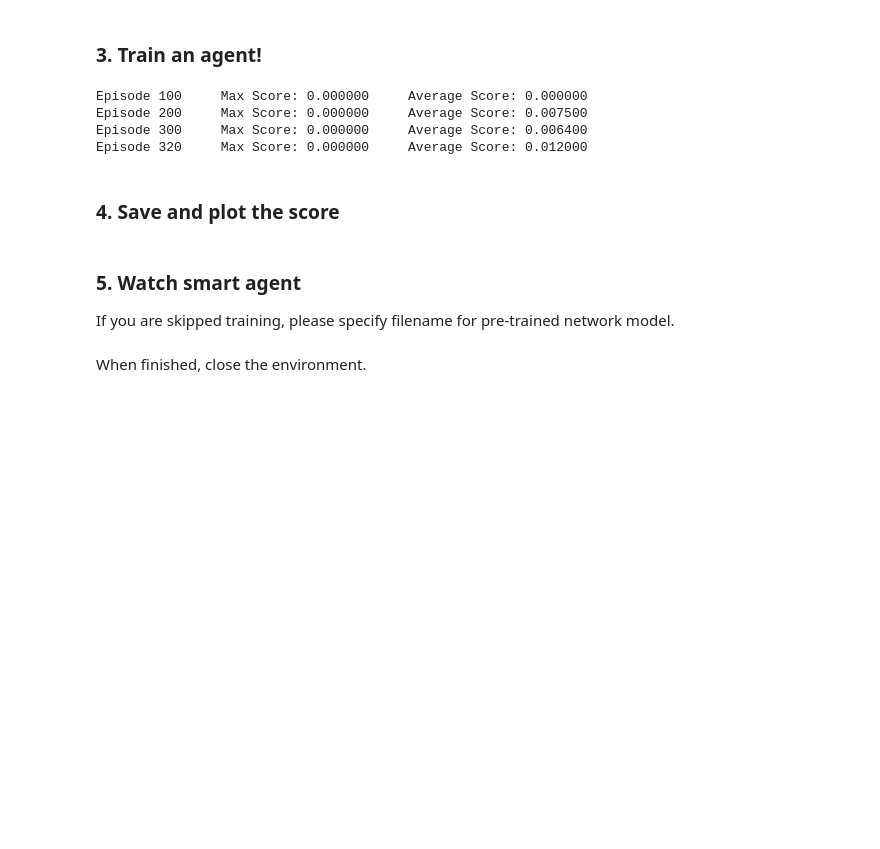
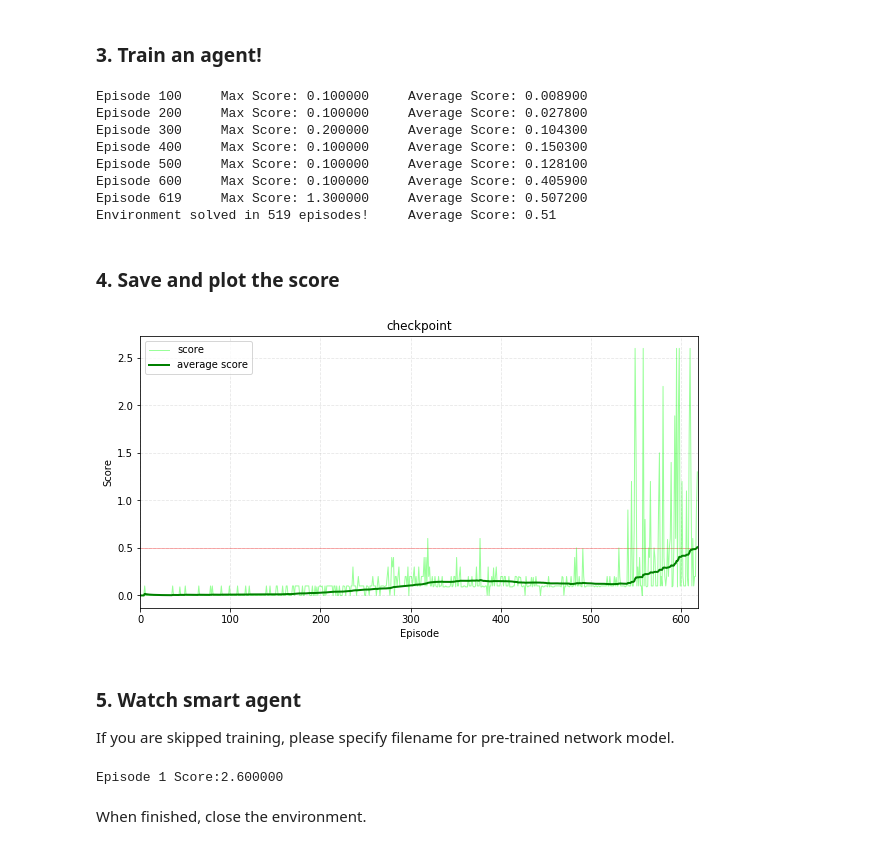
Before and after one commit to Zulkhuu/reinforcement-learning, a Jupyter notebook: Tennis/Tennis.ipynb, the cells around one changed output. Saved outputs shown, nothing was run; the diff lists cells and outputs as text; code cells hidden in the pictures; blank space fills up the shorter version.

```diff
--- a/Tennis/Tennis.ipynb
+++ b/Tennis/Tennis.ipynb
@@ -22,7 +22,7 @@ import utils.config
 import pprint
 import torch
 
-env = UnityEnvironment(file_name="Tennis_Linux/Tennis.x86", no_graphics=True)
+env = UnityEnvironment(file_name="Tennis_Linux/Tennis.x86", no_graphics=False)
 
 # get the default brain
 brain_name = env.brain_names[0]
@@ -111,9 +114,6 @@ scores = []
 # Store last 100 scores
 scores_window = deque(maxlen=params['scores_window_size'])
 
-# Filename string
-filename = "{:s}_lra{:.0E}_lrc{:.0E}_batch{:d}_fc:{:d}:{:d}_solved{:d}"
-
 # Train loop
 for i_episode in range(1, n_episodes+1):
     # Reset environment
@@ -125,12 +125,14 @@ for i_episode in range(1, n_episodes+1):
     # Reset score
     agent_scores = np.zeros(num_agents)
 
+    # Reset agent
+    agent.reset()
+
     # Loop each episode
     while True:
 
         # Select action
-        actions = agent.act(states, add_noise=True)
-        #print(actions)
+        actions = agent.act(states)
 
         # Take action
         env_info = env.step(actions)[brain_name]
@@ -163,40 +165,44 @@ for i_episode in range(1, n_episodes+1):
         print('\rEpisode {}\tMax Score: {:.6f}\tAverage Score: {:.6f}'.format(i_episode, np.max(agent_scores), np.mean(scores_window)))
     if np.mean(scores_window)>=params['solve_score']:
         print('\nEnvironment solved in {:d} episodes!\tAverage Score: {:.2f}'.format(i_episode-100, np.mean(scores_window)))
-        #filename = filename.format(hparams['name'], hparams['lr_actor'], hparams['lr_critic'], hparams['batch_size'],
-        #                           hparams['fc1_units'], hparams['fc2_units'], i_episode-100)
         filename = 'checkpoint'
         agent.save(filename)
         break
 # %% [output]
-Episode 100     Max Score: 0.000000     Average Score: 0.000000
-Episode 200     Max Score: 0.000000     Average Score: 0.007500
-Episode 300     Max Score: 0.000000     Average Score: 0.006400
-Episode 320     Max Score: 0.000000     Average Score: 0.012000
+Episode 100     Max Score: 0.100000     Average Score: 0.008900
+Episode 200     Max Score: 0.100000     Average Score: 0.027800
+Episode 300     Max Score: 0.200000     Average Score: 0.104300
+Episode 400     Max Score: 0.100000     Average Score: 0.150300
+Episode 500     Max Score: 0.100000     Average Score: 0.128100
+Episode 600     Max Score: 0.100000     Average Score: 0.405900
+Episode 619     Max Score: 1.300000     Average Score: 0.507200
+Environment solved in 519 episodes!     Average Score: 0.51
 # %% [markdown]
 ### 4. Save and plot the score
 # %%
 # Save score
 df = pd.DataFrame(scores,columns=['scores','average_scores'])
 df.to_csv('scores/{:s}.csv'.format(filename))
 
 # Plot scores
 plt.figure(figsize=(10,5))
-plt.axhline(30, color='red', lw=1, alpha=0.3)
+plt.axhline(params['solve_score'], color='red', lw=1, alpha=0.3)
 plt.plot( df.index, 'scores', data=df, color='lime', lw=1, label="score", alpha=0.4)
 plt.plot( df.index, 'average_scores', data=df, color='green', lw=2, label="average score")
 # Set labels and legends
 plt.xlabel('Episode')
 plt.xlim(0, len(df.index))
-plt.xticks(50*np.arange(int(len(df.index)/50+1)))
+#plt.xticks(50*np.arange(int(len(df.index)/50+1)))
 plt.ylabel('Score')
 #plt.yticks(3*np.arange(8))
 plt.title(filename)
 plt.grid(True, alpha=0.3, linestyle='--')
 plt.legend()
 # Save figure
 plt.savefig('docs/plots/{:s}.png'.format(filename), bbox_inches='tight')
 plt.show()
+# %% [output]
+[figure, added]
 # %% [markdown]
 ### 5. Watch smart agent
 
@@ -256,6 +262,8 @@ for i_episode in range(1, n_episodes+1):
 
     # Print episode summary
     print('Episode {} Score:{:.6f}'.format(i_episode, np.mean(score)))
+# %% [output]
+Episode 1 Score:2.600000
 # %% [markdown]
 When finished, close the environment.
 # %%
```
Also changed, not shown: parts of 1 cell of this notebook, 11 other files.
